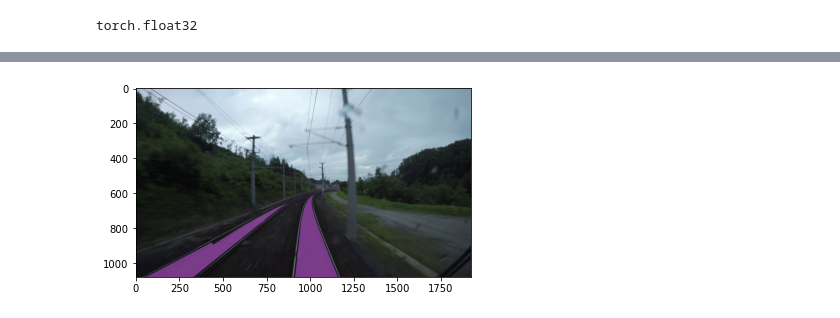
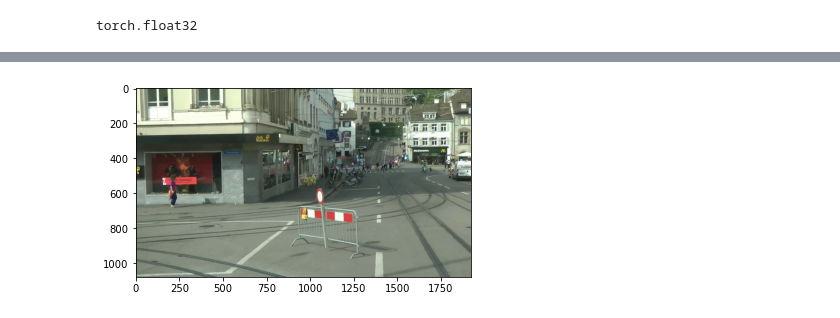
Before and after one commit to LuisWohlers/attackingSemanticSegmentation, a Jupyter notebook: Main.ipynb, the cells around one changed output, grey strips where cells are left out. Cells and saved outputs as stored; diff of their text form; code cells hidden in the pictures.

```diff
--- a/Main.ipynb
+++ b/Main.ipynb
@@ -16,10 +16,12 @@ from Utils import loader
 from Train import train
 from Model import Model
 # %%
-imdir_rs19 = '/home/physik/Dokumente/rs19/jpgs/rs19_val'
-maskdir_rs19 = '/home/physik/Dokumente/rs19/uint8/rs19_val'
+#imdir_rs19 = '/home/physik/Dokumente/rs19/jpgs/rs19_val'
+#maskdir_rs19 = '/home/physik/Dokumente/rs19/uint8/rs19_val'
+imdir_rs19 = '/home/luis/Documents/ImSeg/rs19_val/jpgs/rs19_val'
+maskdir_rs19 = '/home/luis/Documents/ImSeg/rs19_val/uint8/rs19_val'
 classes_ = {"rail-track"}
-range_train = (0,0)
+range_train = (0,2)
 range_test = (2,2)
 range_val = (7,8)
 # %%
@@ -108,5 +113,5 @@ Average Validation Loss: 0.8988
 # %%
-loader.visualize_result(traindata[0][0],traindata[0][1][0,:,:])
+loader.visualize_result(traindata[1][0],traindata[1][1][0,:,:])
 # %% [output]
-[figure, old version]
+[figure, new version]
 # %%
```
Also changed, not shown: parts of 16 cells of this notebook, 2 other files.
